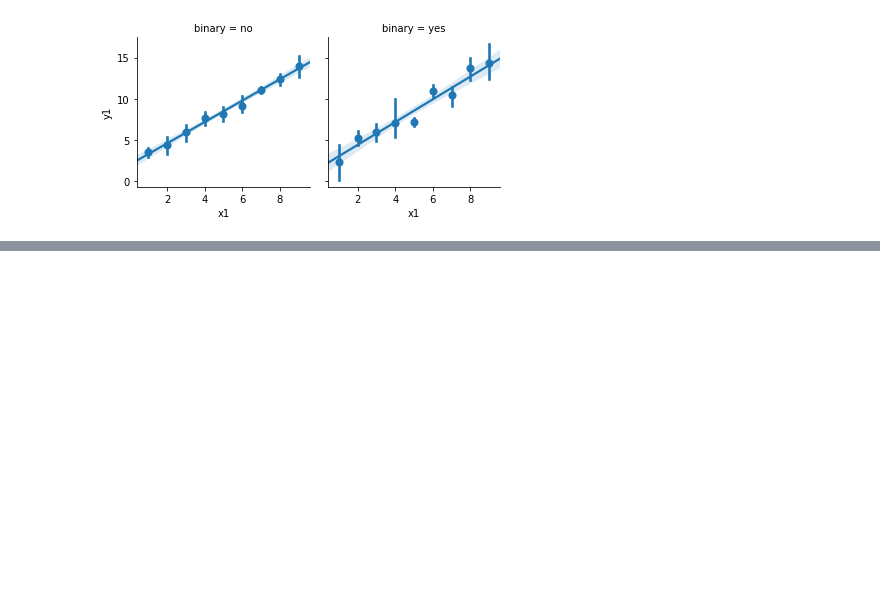
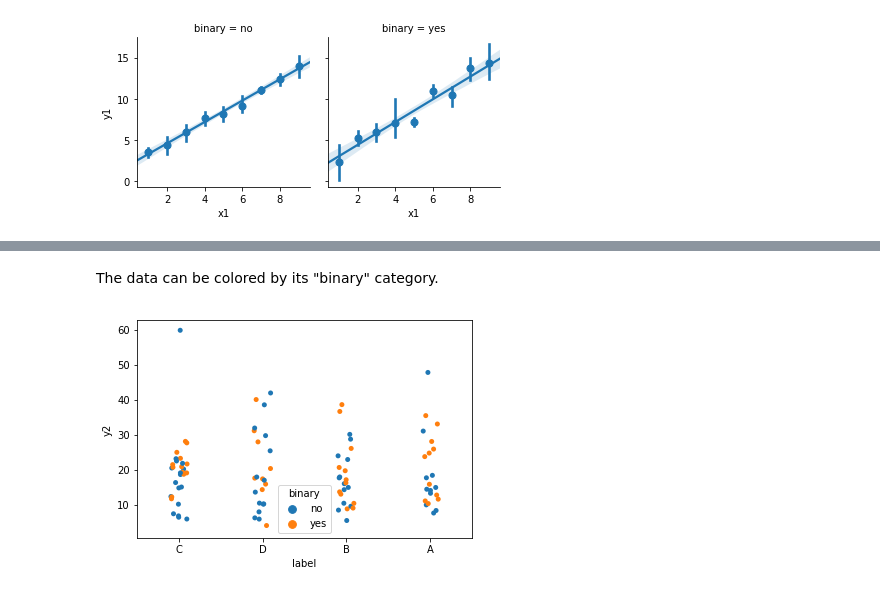
Before and after one commit to gjbex/training-material, a Jupyter notebook: Python/Seaborn/seaborn.ipynb, the cells around one changed output, grey strips where cells are left out. Cells and saved outputs as stored; diff of their text form; code cells hidden in the pictures; blank space fills up the shorter version.

```diff
--- a/Python/Seaborn/seaborn.ipynb
+++ b/Python/Seaborn/seaborn.ipynb
@@ -117,0 +128,6 @@ sns.lmplot(x='x1', y='y1', data=data, x_estimator=np.mean,
+# %% [markdown]
+The data can be colored by its "binary" category.
+# %%
+sns.stripplot(x='label', y='y2', data=data, hue='binary', jitter=True);
+# %% [output]
+[figure, added]
```
Also changed, not shown: parts of 17 cells of this notebook, 1 other file.
